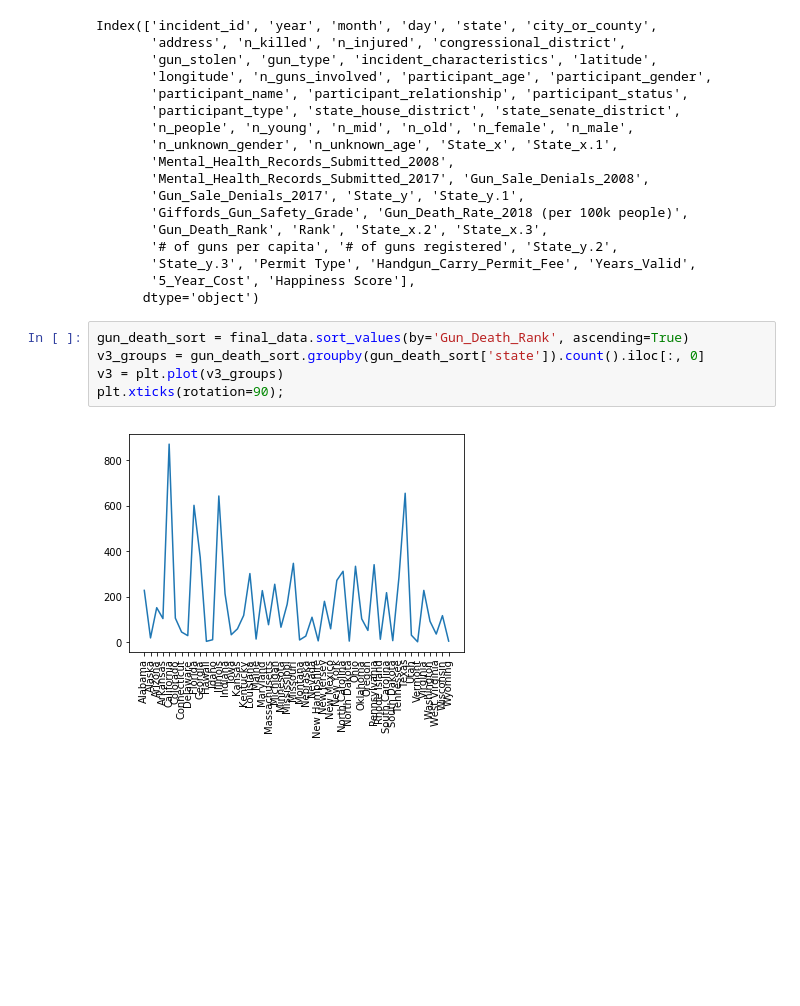
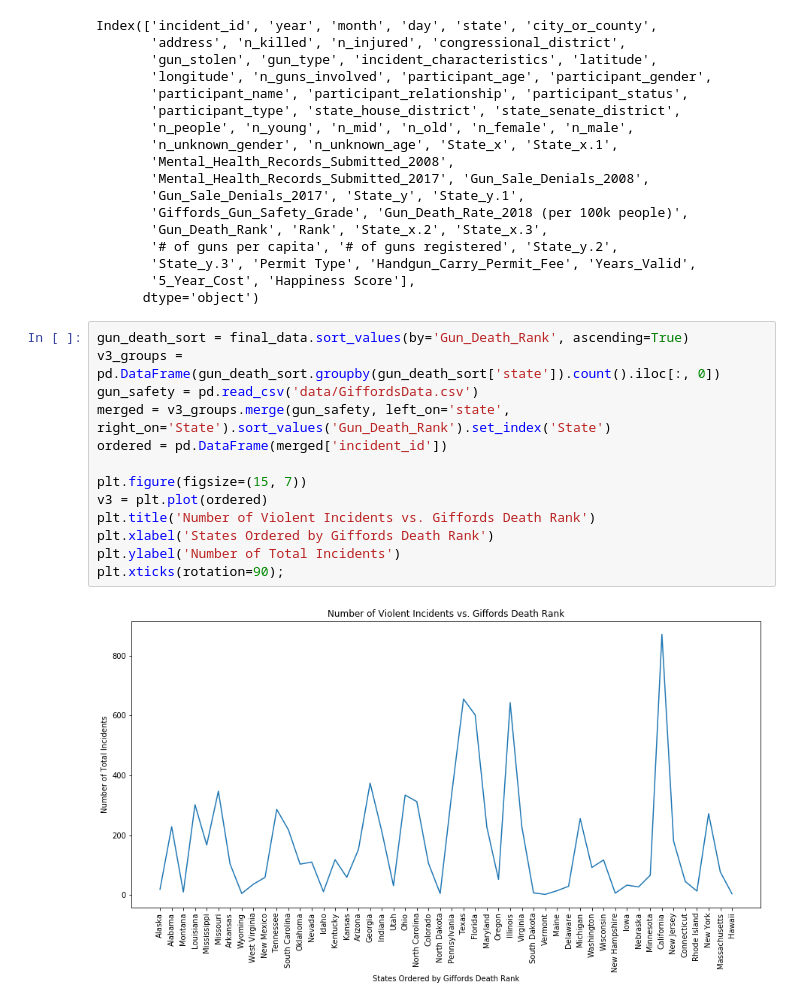
Before and after one commit to tnchen/group-31-data-x-proj, a Jupyter notebook: EDA and Data Visualization.ipynb, the cells around one changed output. Saved outputs shown, nothing was run; the diff lists cells and outputs as text; blank space fills up the shorter version.

```diff
--- a/EDA and Data Visualization.ipynb
+++ b/EDA and Data Visualization.ipynb
@@ -104,10 +131,18 @@ Index(['incident_id', 'year', 'month', 'day', 'state', 'city_or_county',
        'State_y.3', 'Permit Type', 'Handgun_Carry_Permit_Fee', 'Years_Valid',
        '5_Year_Cost', 'Happiness Score'],
       dtype='object')
-# %%
-gun_death_sort = final_data.sort_values(by='Gun_Death_Rank', ascending=True)
-v3_groups = gun_death_sort.groupby(gun_death_sort['state']).count().iloc[:, 0]
-v3 = plt.plot(v3_groups)
-plt.xticks(rotation=90);
-# %% [output]
-[figure, removed]
+# %%
+gun_death_sort = final_data.sort_values(by='Gun_Death_Rank', ascending=True)
+v3_groups = pd.DataFrame(gun_death_sort.groupby(gun_death_sort['state']).count().iloc[:, 0])
+gun_safety = pd.read_csv('data/GiffordsData.csv')
+merged = v3_groups.merge(gun_safety, left_on='state', right_on='State').sort_values('Gun_Death_Rank').set_index('State')
+ordered = pd.DataFrame(merged['incident_id'])
+
+plt.figure(figsize=(15, 7))
+v3 = plt.plot(ordered)
+plt.title('Number of Violent Incidents vs. Giffords Death Rank')
+plt.xlabel('States Ordered by Giffords Death Rank')
+plt.ylabel('Number of Total Incidents')
+plt.xticks(rotation=90);
+# %% [output]
+[figure, added]
```
Also changed, not shown: parts of 7 cells of this notebook.
